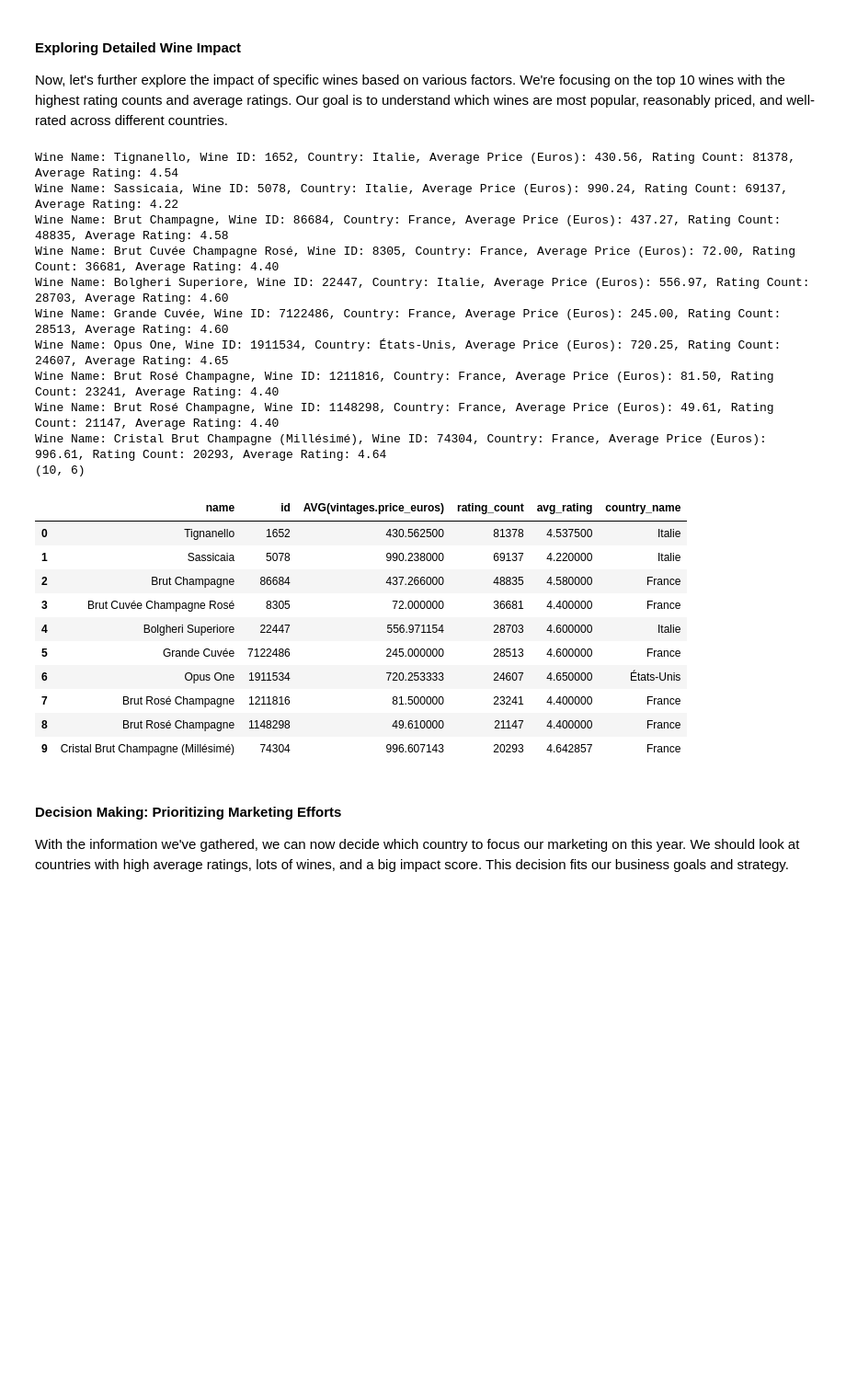
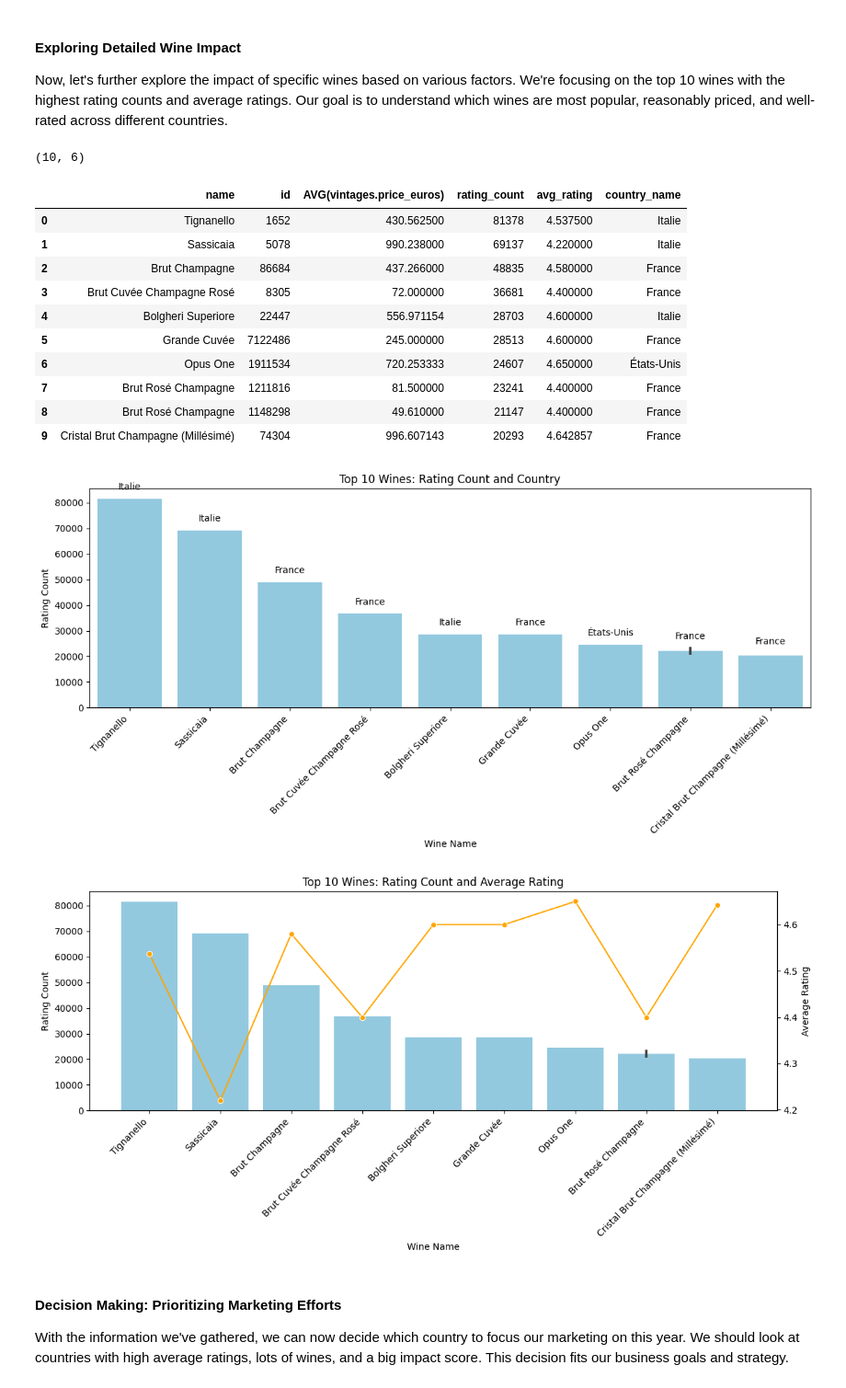
Before and after one commit to Finol12/Wiwinio-Project, a Jupyter notebook: notebooks/question_2.ipynb, the cells around one changed output. Shown at 92% size. Cells and saved outputs as stored; diff of their text form; code cells hidden in the pictures; blank space fills up the shorter version.

Commit message:
add plots in question 2

```diff
--- a/notebooks/question_2.ipynb
+++ b/notebooks/question_2.ipynb
@@ -146,10 +146,6 @@ ORDER BY impact_score DESC;
 cursor.execute(query)
 result = cursor.fetchall()
 
-# Print the result
-for rank, row in enumerate(result, start=1):
-    country_name, avg_rating, wine_count, count_rating, impact_score = row
-    print(f"Rank: {rank}, Country: {country_name}, Average Rating: {avg_rating:.2f}, Count Rating: {count_rating}, Wine Count: {wine_count}, Impact Score: {impact_score:.2f}")
 
 df_query = pd.read_sql_query(query, db_connection)
 print(df_query.shape)
@@ -222,49 +201,77 @@ JOIN countries ON regions.country_code = countries.code
 GROUP BY wines.name, wines.id
 ORDER BY  rating_count DESC, AVG(vintages.price_euros) ASC, avg_rating DESC
 LIMIT 10;
 """
 
 cursor.execute(query)
 result = cursor.fetchall()
 
-# Print the result
-for row in result:
-    wine_name, wine_id, avg_price, rating_count, avg_rating, country_name = row
-    print(f"Wine Name: {wine_name}, Wine ID: {wine_id}, Country: {country_name}, "
-          f"Average Price (Euros): {avg_price:.2f}, Rating Count: {rating_count}, "
-          f"Average Rating: {avg_rating:.2f}")
 
 df_query = pd.read_sql_query(query, db_connection)
 print(df_query.shape)
 display(df_query)
 df_query.to_csv("../data/csv/question_2_1.csv")
 
+df_query = pd.DataFrame(result, columns=['Wine Name', 'Wine ID', 'Average Price (Euros)', 'Rating Count', 'Average Rating', 'Country'])
+
+# Visualize the data using a bar plot
+plt.figure(figsize=(12, 6))
+
+# Bar plot for Rating Count
+sns.barplot(data=df_query, x='Wine Name', y='Rating Count', color='skyblue')
+plt.xticks(rotation=45, ha='right')  # Rotate and align x-axis labels
+
+# Annotate with country names
+for index, row in df_query.iterrows():
+    plt.annotate(row['Country'], (index, row['Rating Count']), textcoords="offset points", xytext=(0, 10), ha='center')
+
+plt.xlabel('Wine Name')
+plt.ylabel('Rating Count')
+plt.title('Top 10 Wines: Rating Count and Country')
+plt.tight_layout()
+
+# Show the plot
+plt.show()
+
+
+# Visualize the data using a combined bar and line plot
+plt.figure(figsize=(12, 6))
+
+# Bar plot for Rating Count
+sns.barplot(data=df_query, x='Wine Name', y='Rating Count', color='skyblue')
+plt.xticks(rotation=45, ha='right')  # Rotate and align x-axis labels
+
+# Line plot for Average Rating
+ax2 = plt.gca().twinx()
+sns.lineplot(data=df_query, x='Wine Name', y='Average Rating', marker='o', color='orange', ax=ax2)
+
+plt.xlabel('Wine Name')
+plt.ylabel('Rating Count')
+ax2.set_ylabel('Average Rating')
+plt.title('Top 10 Wines: Rating Count and Average Rating')
+plt.tight_layout()
+
+# Show the plot
+plt.show()
+
 # Close the cursor and connection
 cursor.close()
 db_connection.close()
 # %% [output]
-Wine Name: Tignanello, Wine ID: 1652, Country: Italie, Average Price (Euros): 430.56, Rating Count: 81378, Average Rating: 4.54
-Wine Name: Sassicaia, Wine ID: 5078, Country: Italie, Average Price (Euros): 990.24, Rating Count: 69137, Average Rating: 4.22
-Wine Name: Brut Champagne, Wine ID: 86684, Country: France, Average Price (Euros): 437.27, Rating Count: 48835, Average Rating: 4.58
-Wine Name: Brut Cuvée Champagne Rosé, Wine ID: 8305, Country: France, Average Price (Euros): 72.00, Rating Count: 36681, Average Rating: 4.40
-Wine Name: Bolgheri Superiore, Wine ID: 22447, Country: Italie, Average Price (Euros): 556.97, Rating Count: 28703, Average Rating: 4.60
-Wine Name: Grande Cuvée, Wine ID: 7122486, Country: France, Average Price (Euros): 245.00, Rating Count: 28513, Average Rating: 4.60
-Wine Name: Opus One, Wine ID: 1911534, Country: États-Unis, Average Price (Euros): 720.25, Rating Count: 24607, Average Rating: 4.65
-Wine Name: Brut Rosé Champagne, Wine ID: 1211816, Country: France, Average Price (Euros): 81.50, Rating Count: 23241, Average Rating: 4.40
-Wine Name: Brut Rosé Champagne, Wine ID: 1148298, Country: France, Average Price (Euros): 49.61, Rating Count: 21147, Average Rating: 4.40
-Wine Name: Cristal Brut Champagne (Millésimé), Wine ID: 74304, Country: France, Average Price (Euros): 996.61, Rating Count: 20293, Average Rating: 4.64
 (10, 6)
 |  | name | id | AVG(vintages.price_euros) | rating_count | avg_rating | country_name |
 | 0 | Tignanello | 1652 | 430.562500 | 81378 | 4.537500 | Italie |
 | 1 | Sassicaia | 5078 | 990.238000 | 69137 | 4.220000 | Italie |
 | 2 | Brut Champagne | 86684 | 437.266000 | 48835 | 4.580000 | France |
 | 3 | Brut Cuvée Champagne Rosé | 8305 | 72.000000 | 36681 | 4.400000 | France |
 | 4 | Bolgheri Superiore | 22447 | 556.971154 | 28703 | 4.600000 | Italie |
 | 5 | Grande Cuvée | 7122486 | 245.000000 | 28513 | 4.600000 | France |
 | 6 | Opus One | 1911534 | 720.253333 | 24607 | 4.650000 | États-Unis |
 | 7 | Brut Rosé Champagne | 1211816 | 81.500000 | 23241 | 4.400000 | France |
 | 8 | Brut Rosé Champagne | 1148298 | 49.610000 | 21147 | 4.400000 | France |
 | 9 | Cristal Brut Champagne (Millésimé) | 74304 | 996.607143 | 20293 | 4.642857 | France |
+[figure, added]
+[figure, added]
 # %% [markdown]
 #### Decision Making: Prioritizing Marketing Efforts
 
```
Also changed, not shown: parts of 1 cell of this notebook.
